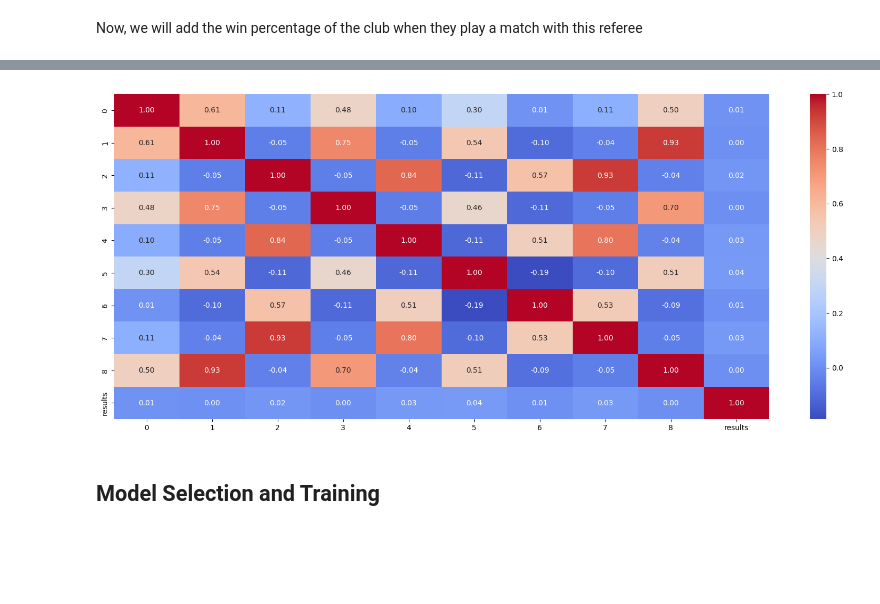
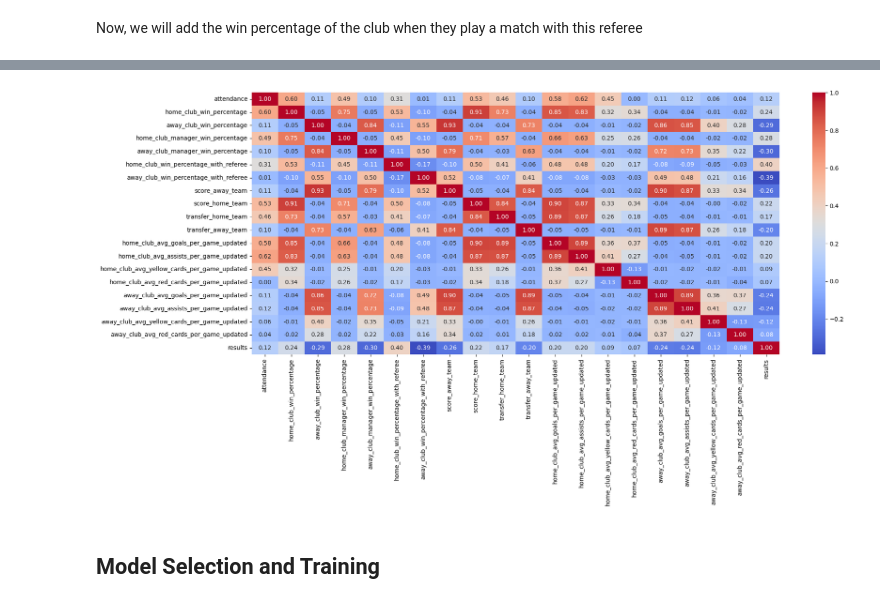
Before and after one commit to Nasotro/Projet, a Jupyter notebook: vrai_main.ipynb, the cells around one changed output, grey strips where cells are left out. Cells and saved outputs as stored; diff of their text form; code cells hidden in the pictures; blank space fills up the shorter version.

```diff
--- a/vrai_main.ipynb
+++ b/vrai_main.ipynb
@@ -60,7 +60,7 @@ data.head()
 Given that the aim of the model is to predict results for the 2023-2024 season on the basis of previous seasons. To estimate the effectiveness of our model, we will make predictions for the 2022-2023 season by training it on all the previous seasons.
 # %%
 features = ["attendance"] # List of features we will keep for the training
-limit_date = '2022-08-05' # 2022-08-05 is the date of the first match of the 2022-2023 season
+limit_date = '2024' # 2022-08-05 is the date of the first match of the 2022-2023 season
 # %% [markdown]
 The first feature we will add is the win percentage of each team depending on whether they are playing at home or away.
 # %%
@@ -197,0 +225,5 @@ features.append('score_home_team')
+# %%
+add_price_players(data)
+
+features.append('transfer_home_team')
+features.append('transfer_away_team')
@@ -197,0 +316,8 @@ features.append('score_home_team')
+# %%
+add_updated_stats_players_team_mean(data, limit_date)
+
+for club in ["home_club", "away_club"]:
+    features.append(f'{club}_avg_goals_per_game_updated')
+    features.append(f'{club}_avg_assists_per_game_updated')
+    features.append(f'{club}_avg_yellow_cards_per_game_updated')
+    features.append(f'{club}_avg_red_cards_per_game_updated')
@@ -221,8 +366,0 @@ Index(['Unnamed: 0', 'game_id', 'season', 'round', 'date', 'home_club_id',
-# %%
-from fonctions_tests import add_price_players, add_updated_stats_players_team_mean
-
-add_price_players(data)
-
-add_updated_stats_players_team_mean(data)
-
-data.head()
@@ -254,17 +399,19 @@ X_test = scaler.transform(X_test)
 # %%
 import seaborn as sns
 
 def plot_correlation_matrix(data):
     correlation_matrix = data.corr()
     plt.figure(figsize=(20, 8))
     sns.heatmap(correlation_matrix, annot=True, cmap='coolwarm', fmt=".2f")
     plt.show()
 
-corr_mat = pd.DataFrame(X_train)
-corr_mat['results'] = y_train
+data.drop('date', inplace=True, axis=1)
+
+corr_mat = pd.DataFrame(data)
+corr_mat['results'] = data['results']
 plot_correlation_matrix(corr_mat)
 # %% [output]
-[figure, old version]
+[figure, new version]
 # %% [markdown]
 ## Model Selection and Training
 # %%
```
Also changed, not shown: parts of 20 cells of this notebook.
